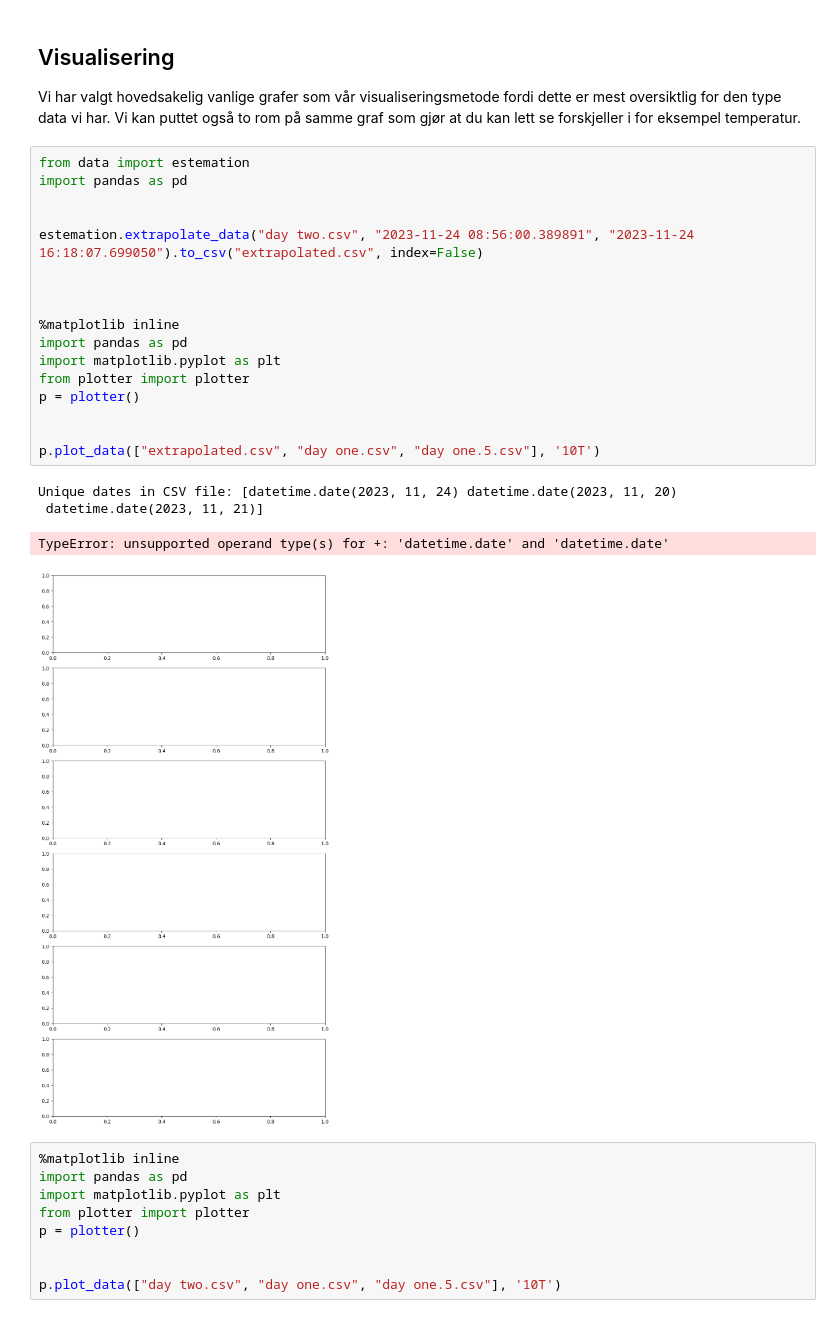
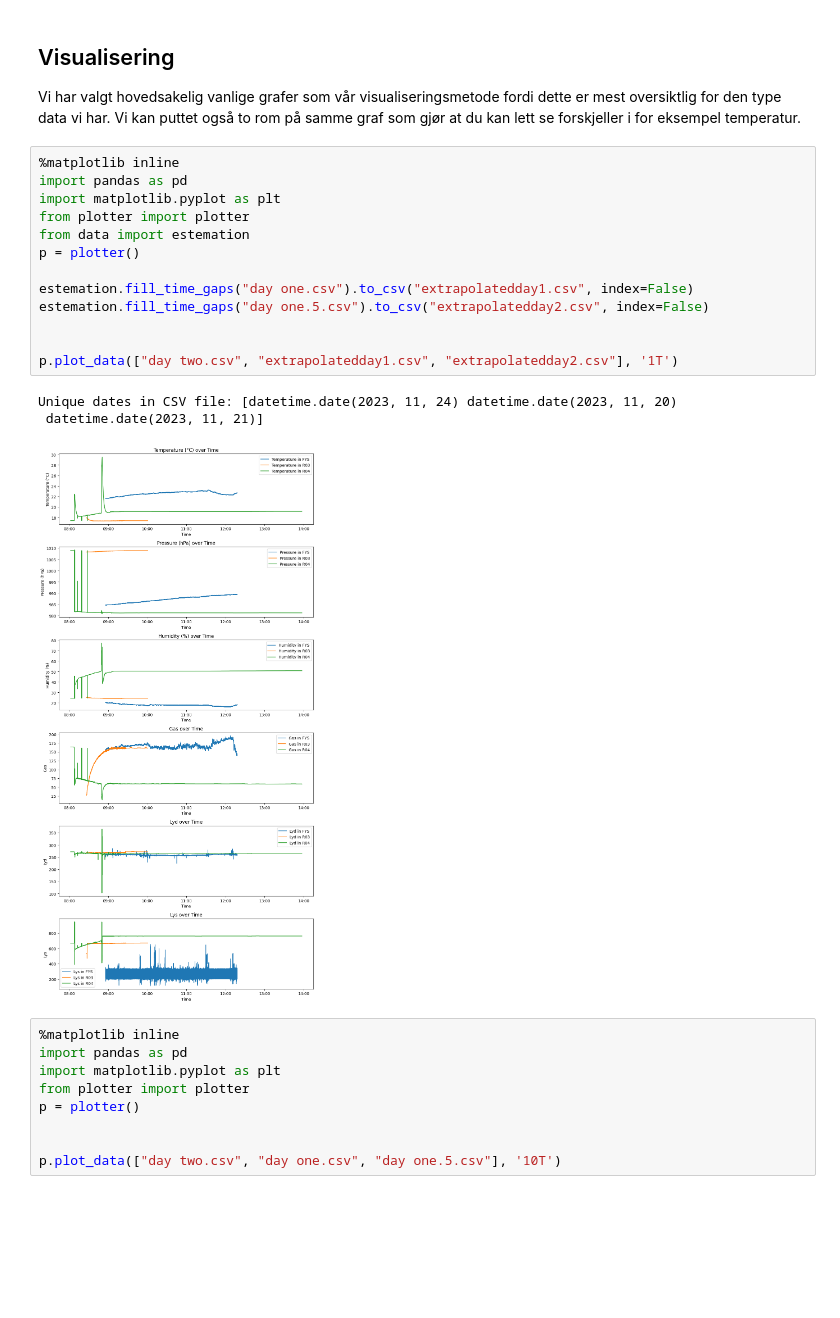
Before and after one commit to EliasTors/MegaTrond, a Jupyter notebook: rapport.ipynb, the cells around one changed output. Saved outputs shown, nothing was run; the diff lists cells and outputs as text; blank space fills up the shorter version.

```diff
--- a/rapport.ipynb
+++ b/rapport.ipynb
@@ -58,28 +58,23 @@ data = dataHandler.sql_to_csv("serial_data sen mon.db")
 # %% [markdown]
 ## Visualisering
 Vi har valgt hovedsakelig vanlige grafer som vår visualiseringsmetode fordi dette er mest oversiktlig for den type data vi har. Vi kan puttet også to rom på samme graf som gjør at du kan lett se forskjeller i for eksempel temperatur.
-# %%
-from data import estemation
-import pandas as pd
-
-
-estemation.extrapolate_data("day two.csv", "2023-11-24 08:56:00.389891", "2023-11-24 16:18:07.699050").to_csv("extrapolated.csv", index=False)
-
-
-
-%matplotlib inline
-import pandas as pd
-import matplotlib.pyplot as plt
-from plotter import plotter
-p = plotter()
-
-
-p.plot_data(["extrapolated.csv", "day one.csv", "day one.5.csv"], '10T')
-# %% [output]
-Unique dates in CSV file: [datetime.date(2023, 11, 24) datetime.date(2023, 11, 20)
- datetime.date(2023, 11, 21)]
-TypeError: unsupported operand type(s) for +: 'datetime.date' and 'datetime.date'
-[figure, removed]
+# %%
+%matplotlib inline
+import pandas as pd
+import matplotlib.pyplot as plt
+from plotter import plotter
+from data import estemation
+p = plotter()
+
+estemation.fill_time_gaps("day one.csv").to_csv("extrapolatedday1.csv", index=False)
+estemation.fill_time_gaps("day one.5.csv").to_csv("extrapolatedday2.csv", index=False)
+
+
+p.plot_data(["day two.csv", "extrapolatedday1.csv", "extrapolatedday2.csv"], '1T')
+# %% [output]
+Unique dates in CSV file: [datetime.date(2023, 11, 24) datetime.date(2023, 11, 20)
+ datetime.date(2023, 11, 21)]
+[figure, added]
 # %%
 %matplotlib inline
 import pandas as pd
```
Also changed, not shown: 4 other files.
